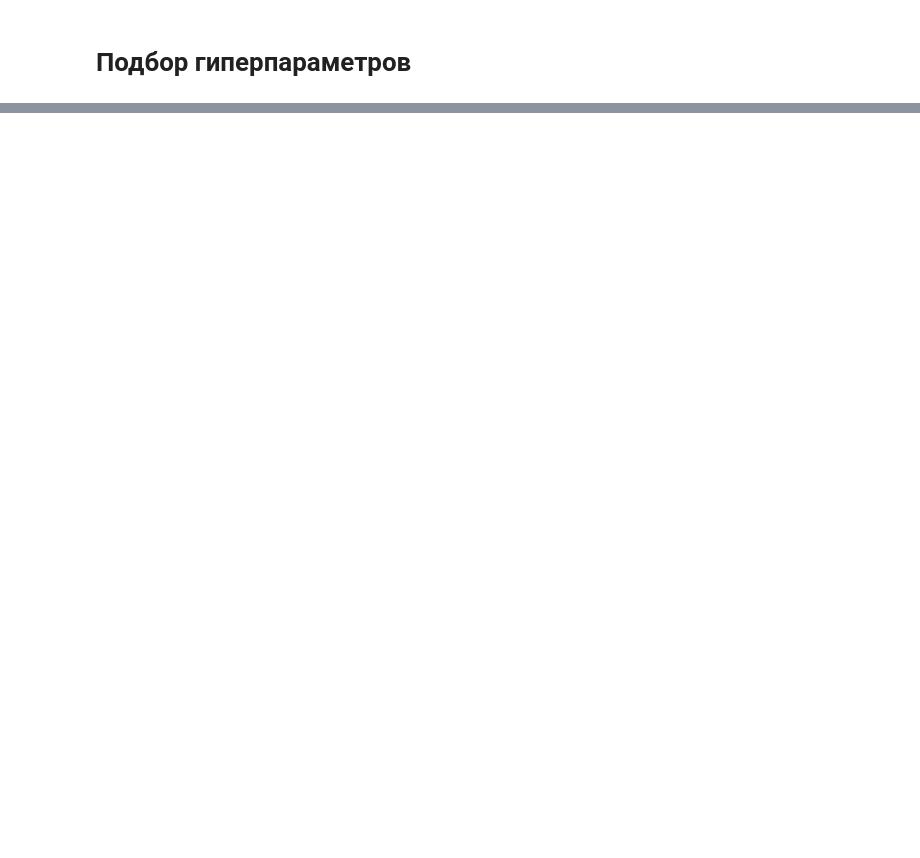
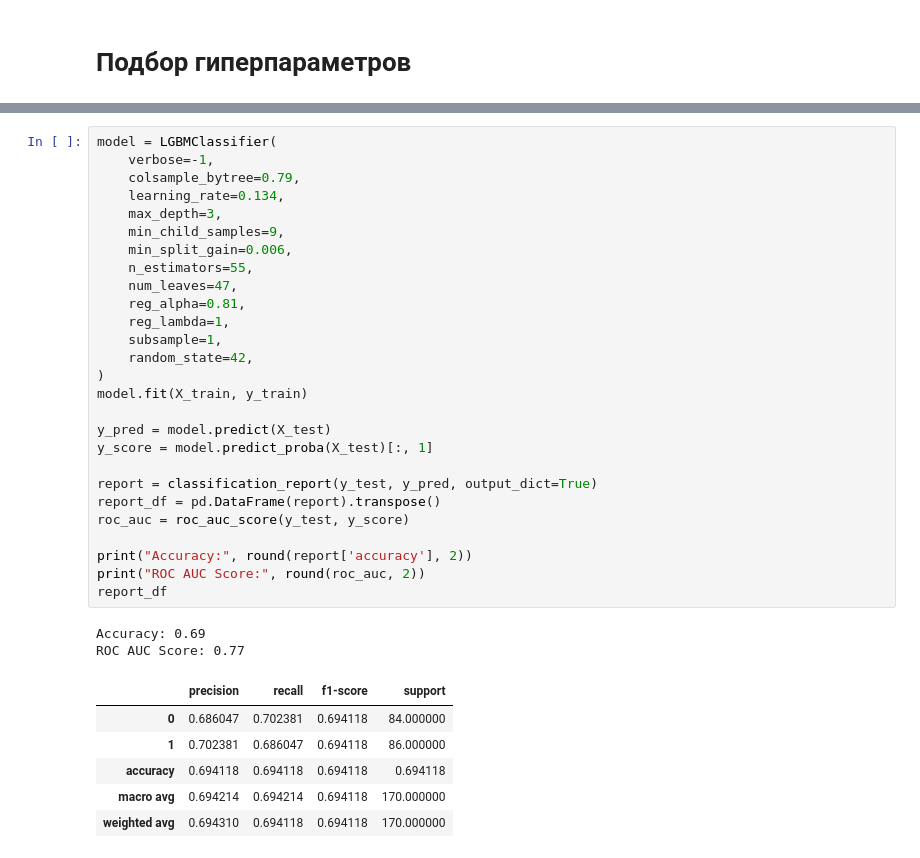
Before and after one commit to sevaTechoPark/mo-chemistry, a Jupyter notebook: classification_SI.ipynb, the cells around one changed output, grey strips where cells are left out. Drawn from its saved outputs; the diff is of its cells as text; blank space fills up the shorter version.

```diff
--- a/classification_SI.ipynb
+++ b/classification_SI.ipynb
@@ -121,0 +111,36 @@ ROC AUC Score: 0.71
+# %%
+model = LGBMClassifier(
+    verbose=-1,
+    colsample_bytree=0.79,
+    learning_rate=0.134,
+    max_depth=3,
+    min_child_samples=9,
+    min_split_gain=0.006,
+    n_estimators=55,
+    num_leaves=47,
+    reg_alpha=0.81,
+    reg_lambda=1,
+    subsample=1,
+    random_state=42,
+)
+model.fit(X_train, y_train)
+
+y_pred = model.predict(X_test)
+y_score = model.predict_proba(X_test)[:, 1]
+
+report = classification_report(y_test, y_pred, output_dict=True)
+report_df = pd.DataFrame(report).transpose()
+roc_auc = roc_auc_score(y_test, y_score)
+
+print("Accuracy:", round(report['accuracy'], 2))
+print("ROC AUC Score:", round(roc_auc, 2))
+report_df
+# %% [output]
+Accuracy: 0.69
+ROC AUC Score: 0.77
+|  | precision | recall | f1-score | support |
+| 0 | 0.686047 | 0.702381 | 0.694118 | 84.000000 |
+| 1 | 0.702381 | 0.686047 | 0.694118 | 86.000000 |
+| accuracy | 0.694118 | 0.694118 | 0.694118 | 0.694118 |
+| macro avg | 0.694214 | 0.694214 | 0.694118 | 170.000000 |
+| weighted avg | 0.694310 | 0.694118 | 0.694118 | 170.000000 |
```
Also changed, not shown: parts of 10 cells of this notebook, 7 other files.
